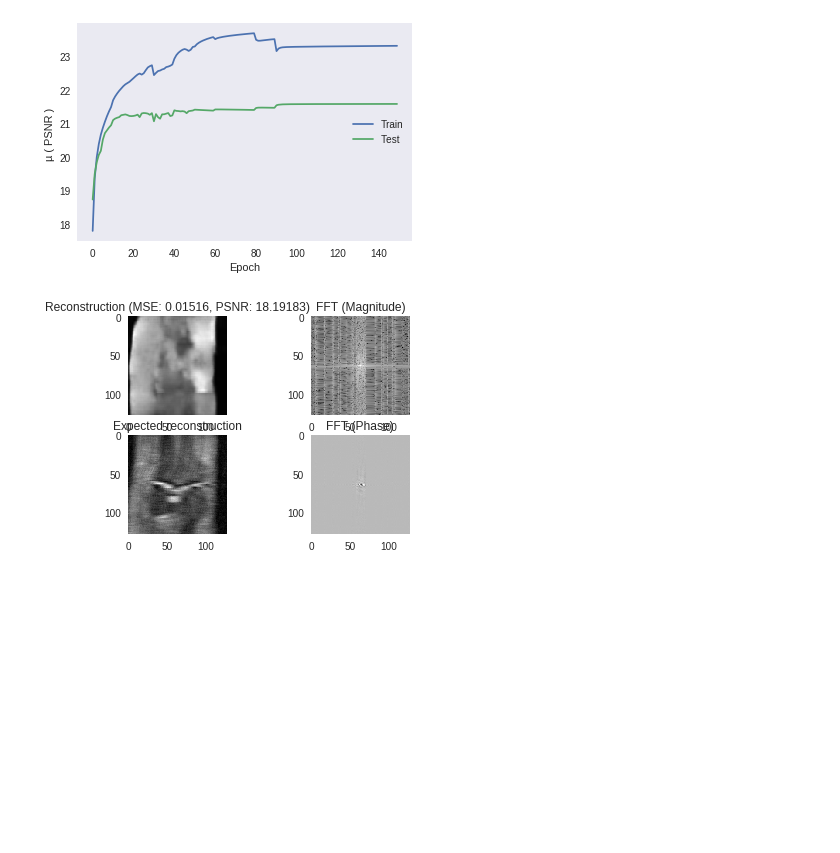
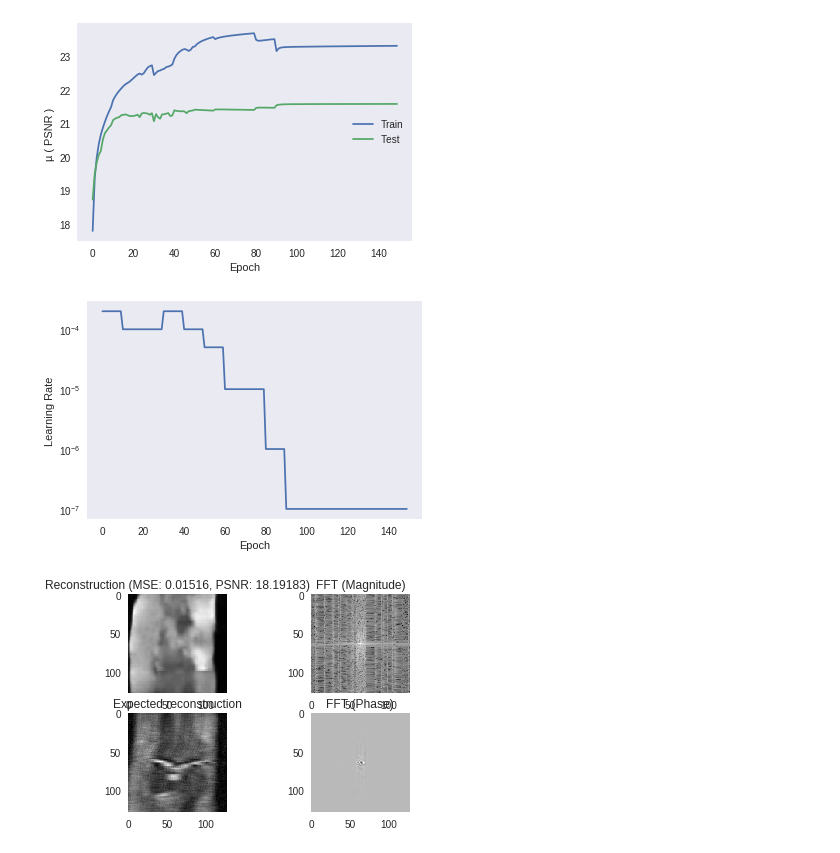
Before and after one commit to alexwal/cs230-project, a Jupyter notebook: MRI_reconstruction_example/train_automap_model_on_fastmri_dataset.ipynb, the cells around one changed output. Saved outputs shown, nothing was run; the diff lists cells and outputs as text; code cells hidden in the pictures; blank space fills up the shorter version.

Commit message:
train fastmri 150 epochs

```diff
--- a/MRI_reconstruction_example/train_automap_model_on_fastmri_dataset.ipynb
+++ b/MRI_reconstruction_example/train_automap_model_on_fastmri_dataset.ipynb
@@ -521,6 +521,14 @@ plt.legend(loc="center right")
 # %% [output]
 <matplotlib.legend.Legend at 0x...>
 [figure]
+# %%
+plt.figure()
+plt.plot(training_history.history["lr"])
+plt.xlabel("Epoch")
+plt.ylabel("Learning Rate")
+plt.yscale('log')
+# %% [output]
+[figure, added]
 # %%
 # Predict on a test batch
 
```
Also changed, not shown: parts of 1 cell of this notebook.
